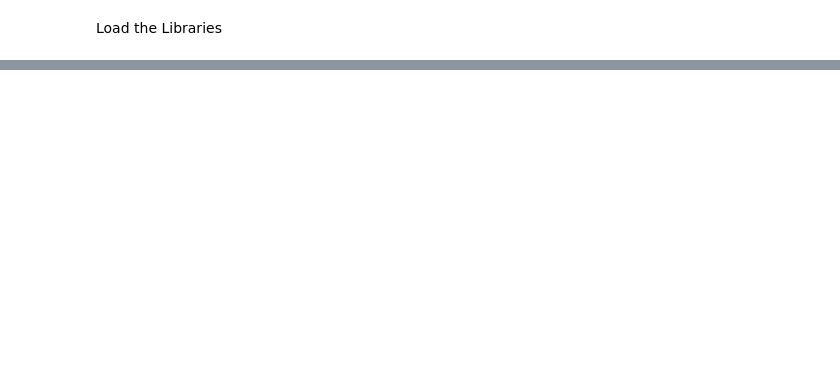
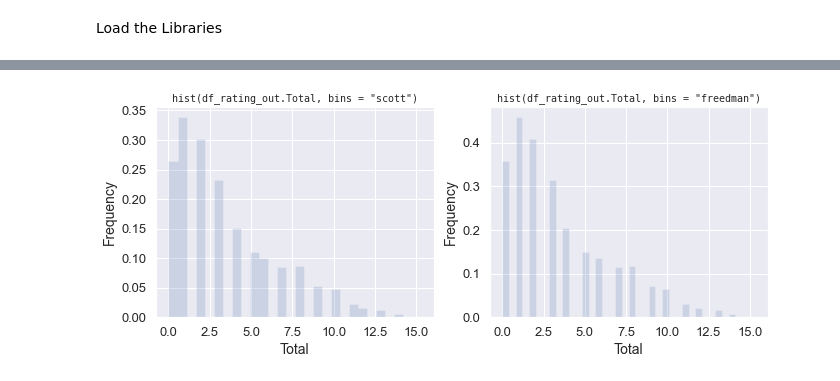
Before and after one commit to rishi-madhav/Udacity-Data-Scientist-Nanodegree, a Jupyter notebook: Udacity Data Science Capstone Project/Credit_Rating_Forecast.ipynb, the cells around one changed output, grey strips where cells are left out. Saved outputs shown, nothing was run; the diff lists cells and outputs as text; code cells hidden in the pictures; blank space fills up the shorter version.

```diff
--- a/Udacity Data Science Capstone Project/Credit_Rating_Forecast.ipynb
+++ b/Udacity Data Science Capstone Project/Credit_Rating_Forecast.ipynb
@@ -156,0 +478,21 @@ Name: Rating, dtype: int64
+# %%
+# Utilizing the astropy visualization library to check on the histogram for outliers and interpret it better
+from astropy.visualization import hist
+fig, ax = plt.subplots(1, 2, figsize=(10,4))
+fig.subplots_adjust(left = 0.1, right = 0.95, bottom = 0.15)
+
+for i, bins in enumerate(['scott', 'freedman']):
+    hist(df_rating_out['Total'], bins = bins, ax = ax[i], histtype = 'stepfilled',
+        alpha = 0.2, density = True)
+    ax[i].set_xlabel('Total')
+    ax[i].set_ylabel('Frequency')
+    ax[i].set_title(f'hist(df_rating_out.Total, bins = "{bins}")',
+                    fontdict = dict(family='monospace'),
+                    fontsize = 10)
+
+#ax = sns.histplot(df_rating_out['Total'], bins=20)
+#df_rating_out.Total.hist(bins='scott', histtype='stepfilled', density=True)
+#sns.countplot(data=df_rating_out, x='Total')
+#sns.histplot(data=df_rating_out, x='Total', bins=20)
+# %% [output]
+[figure, added]
```
Also changed, not shown: parts of 145 cells of this notebook.
